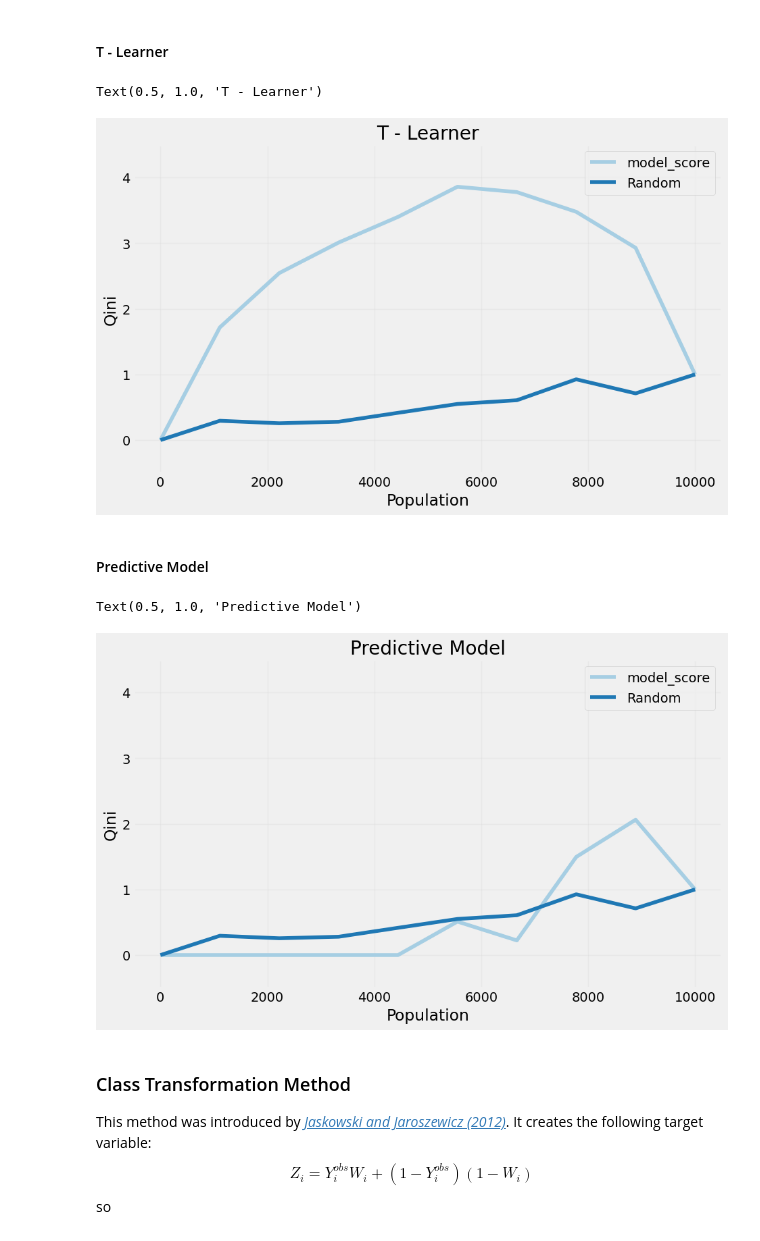
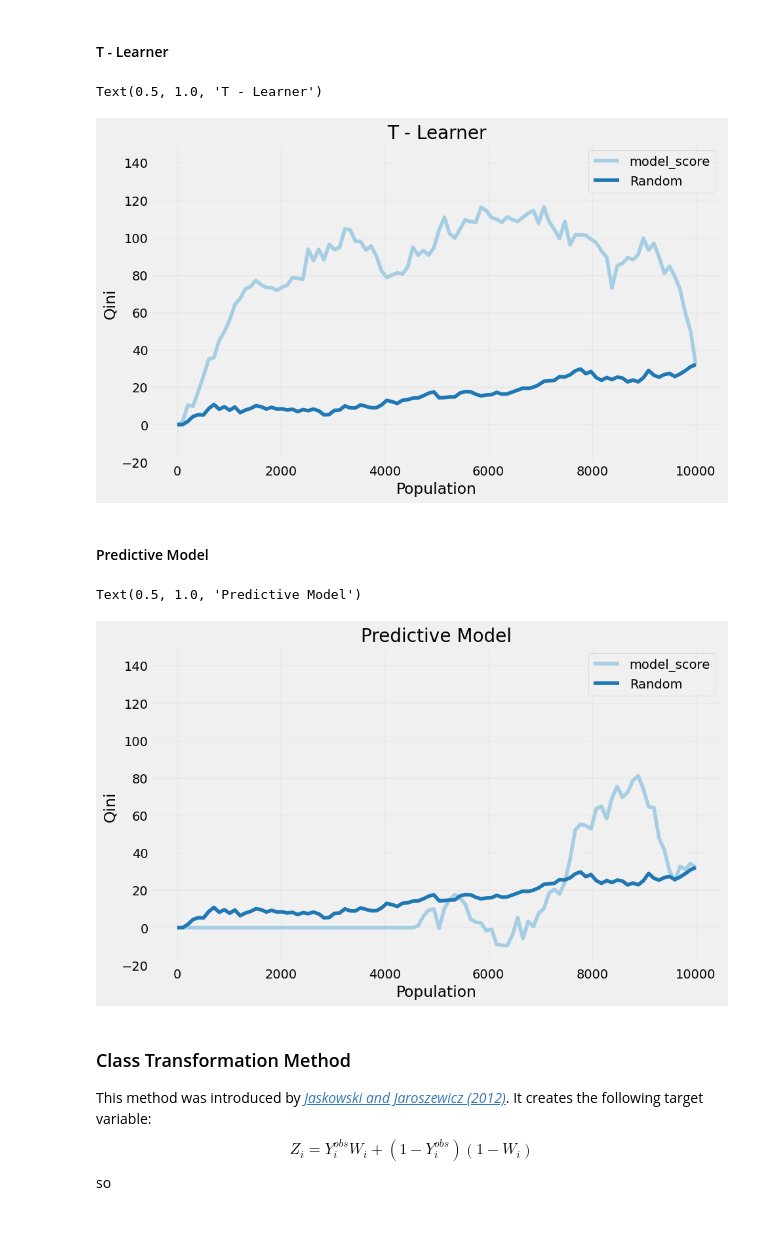
Before and after one commit to MaxAlexStumpf/Uplift-Modeling, a Jupyter notebook: Code/uplift.ipynb, the cells around one changed output. Saved outputs shown, nothing was run; the diff lists cells and outputs as text; code cells hidden in the pictures.

```diff
--- a/Code/uplift.ipynb
+++ b/Code/uplift.ipynb
@@ -166,17 +166,17 @@ from xgboost import XGBClassifier
 model_treated = XGBClassifier(
     eval_metric = "logloss",
     random_state = 42,
-    n_estimators = 148,
-    max_depth = 5,
-    learning_rate = 0.0118
+    n_estimators = 128,
+    max_depth = 4,
+    learning_rate = 0.01468
 )
 
 model_control = XGBClassifier(
     eval_metric = "logloss",
     random_state = 42,
-    n_estimators = 148,
-    max_depth = 5,
-    learning_rate = 0.0118
+    n_estimators = 128,
+    max_depth = 4,
+    learning_rate = 0.01468
 )
 
 model_treated.fit(X_train_treated, y_train_treated)
@@ -293,27 +293,27 @@ plt.show()
 # %%
 from causalml.metrics import plot_qini
 
-plot_qini(results_tlearner, normalize = True, n = 10, figsize = (10, 6))
+plot_qini(results_tlearner, figsize = (10, 6))
 plt.grid(alpha = 0.2)
 
 ax = plt.gca()
-ax.set_ylim(-0.5, 4.5)
+ax.set_ylim(-20, 150)
 ax.set_title("T - Learner")
 # %% [output]
 Text(0.5, 1.0, 'T - Learner')
-[figure, old version]
+[figure, new version]
 # %% [markdown]
 #### Predictive Model ####
 # %%
-plot_qini(results_pred, normalize = True, n = 10, figsize = (10, 6))
+plot_qini(results_pred, figsize = (10, 6))
 plt.grid(alpha = 0.2)
 
 ax = plt.gca()
-ax.set_ylim(-0.5, 4.5)
+ax.set_ylim(-20, 150)
 ax.set_title("Predictive Model")
 # %% [output]
 Text(0.5, 1.0, 'Predictive Model')
-[figure, old version]
+[figure, new version]
 # %% [markdown]
 ### Class Transformation Method ###
 This method was introduced by *[Jaskowski and Jaroszewicz (2012)](https://people.cs.pitt.edu/~milos/icml_clinicaldata_2012/Papers/Oral_Jaroszewitz_ICML_Clinical_2012.pdf)*.
```
Also changed, not shown: parts of 31 cells of this notebook, 1 other file.
